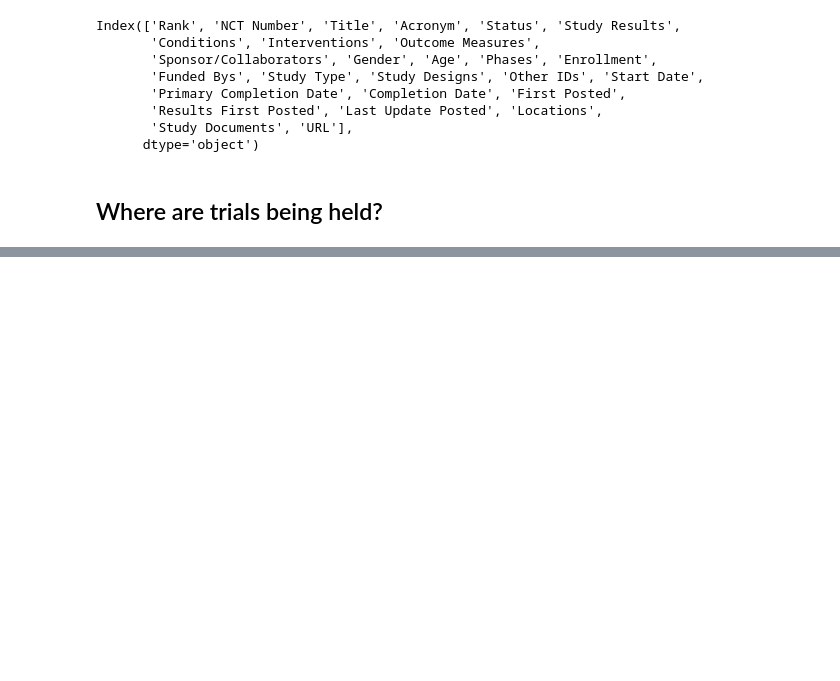
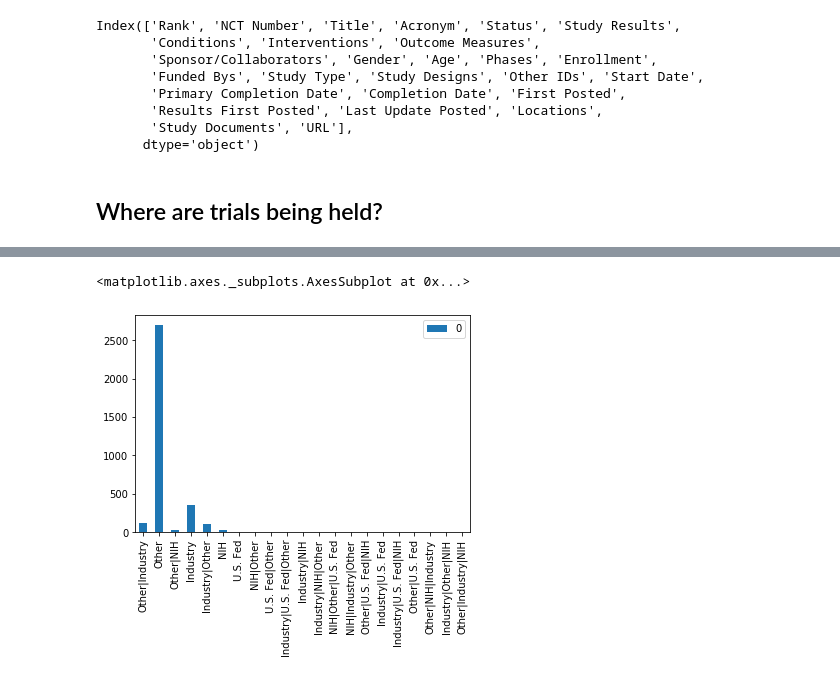
Before and after one commit to oena/bios823_final_project, a Jupyter notebook: exploratory_analyses/initial_clinical_trial_EDA.ipynb, the cells around one changed output, grey strips where cells are left out. Saved outputs shown, nothing was run; the diff lists cells and outputs as text; code cells hidden in the pictures; blank space fills up the shorter version.

```diff
--- a/exploratory_analyses/initial_clinical_trial_EDA.ipynb
+++ b/exploratory_analyses/initial_clinical_trial_EDA.ipynb
@@ -77,0 +199,6 @@ AttributeError: 'float' object has no attribute 'split'
+# %%
+%matplotlib inline
+funder_count_df.plot.bar()
+# %% [output]
+<matplotlib.axes._subplots.AxesSubplot at 0x...>
+[figure, added]
```
Also changed, not shown: parts of 23 cells of this notebook.
